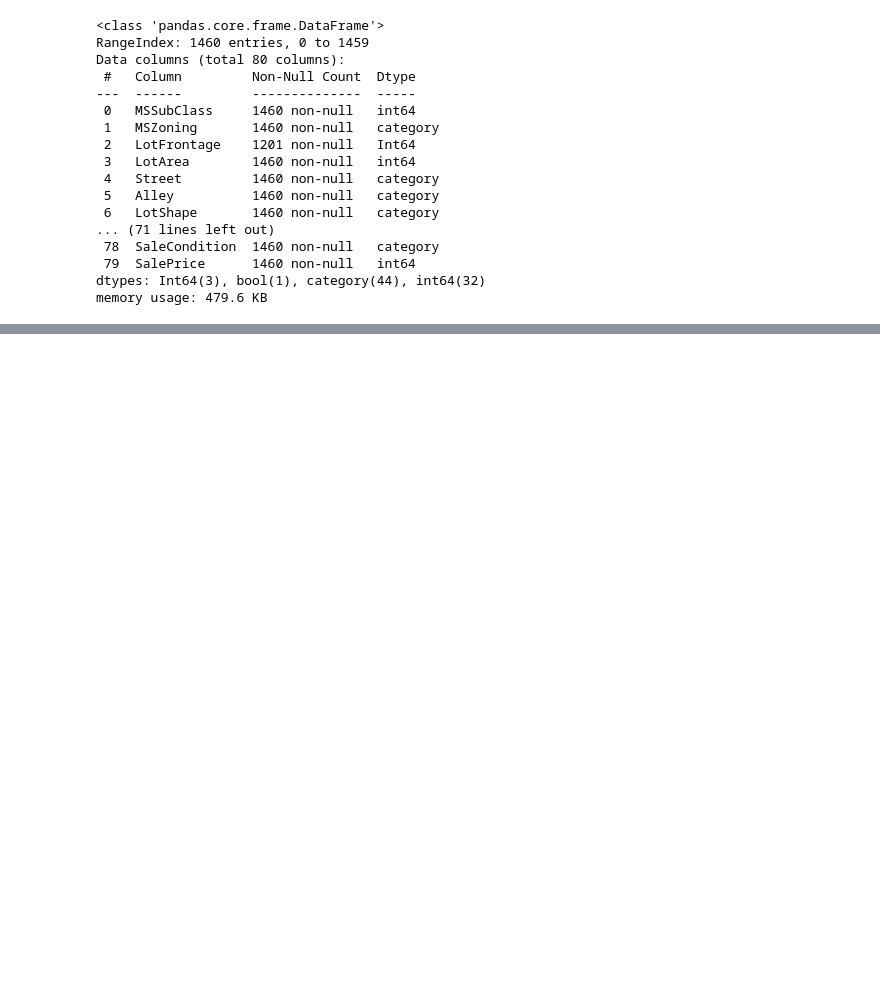
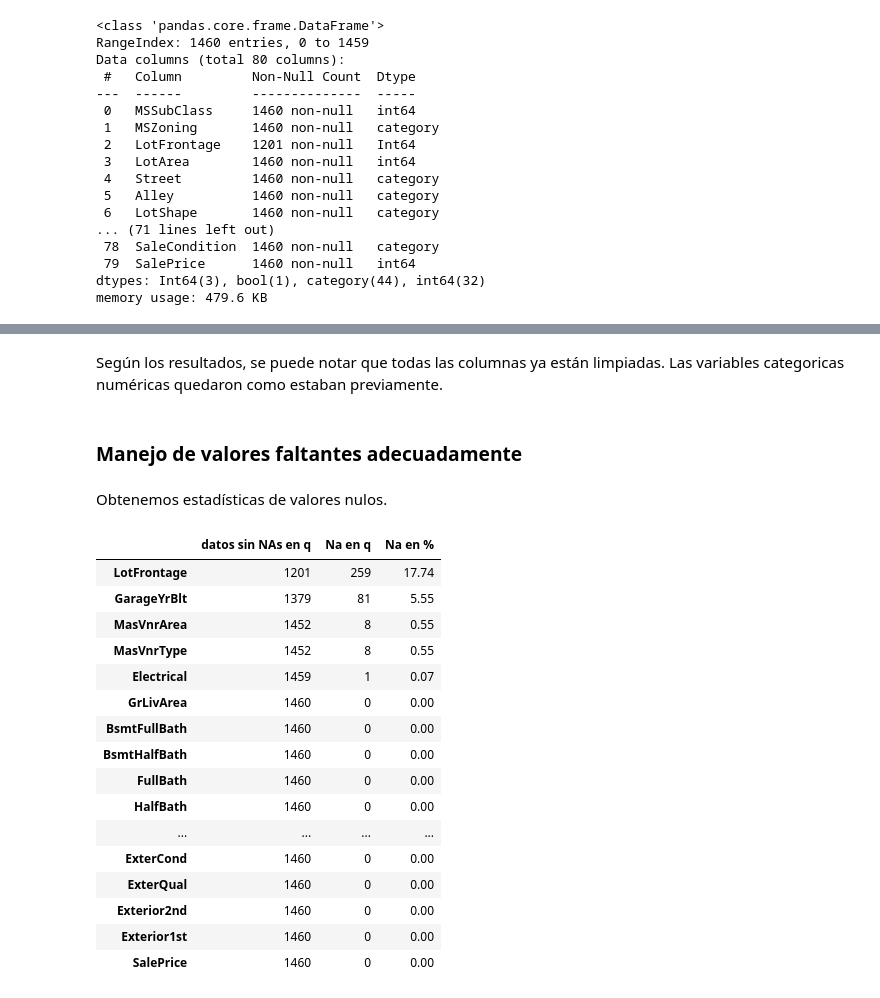
Before and after one commit to dmnunez1993/coding-dojo-ds-ml-bootcamp, a Jupyter notebook: machine_learning/examenes/examen_certificacion_intento_1_housing_prices/notebooks/examen_certificacion_intento_1_housing_prices.ipynb, the cells around one changed output, grey strips where cells are left out. Drawn from its saved outputs; the diff is of its cells as text; code cells hidden in the pictures; blank space fills up the shorter version.

Commit message:
finalizada parte de limpieza de datos

```diff
--- a/machine_learning/examenes/examen_certificacion_intento_1_housing_prices/notebooks/examen_certificacion_intento_1_housing_prices.ipynb
+++ b/machine_learning/examenes/examen_certificacion_intento_1_housing_prices/notebooks/examen_certificacion_intento_1_housing_prices.ipynb
@@ -622,3 +658,13 @@ for columna in columnas_numericas_categoricas_ordinales:
+# %%
+def _limpiar_na_no_esperado(x):
+    if x.lower() == "na":
+        return pd.NA
+
+    return x
+
+
+for columna in columnas_con_na_incorrectas:
+    df[columna] = df[columna].astype("string").apply(_limpiar_na_no_esperado).astype("category")
 # %% [markdown]
 Vemos el resultado final de la limpieza.
 # %%
@@ -645,0 +694,8 @@ Notar que los valores Int64 son la version de pandas para reconocer valores num
+# %%
+from utils.eda_utils import obtener_columnas_categoricas_df, limpiar_cadena
+
+columnas_categoricas = obtener_columnas_categoricas_df(df)
+
+
+for columna in columnas_categoricas:
+    df[columna] = df[columna].apply(limpiar_cadena)
@@ -645,0 +726,29 @@ Notar que los valores Int64 son la version de pandas para reconocer valores num
+# %% [markdown]
+Según los resultados, se puede notar que todas las columnas ya están limpiadas. Las variables categoricas numéricas quedaron como estaban previamente.
+# %% [markdown]
+### Manejo de valores faltantes adecuadamente
+# %% [markdown]
+Obtenemos estadísticas de valores nulos.
+# %%
+from utils.eda_utils import obtener_estadisticas_datos_nulos
+
+pd.set_option('display.max_rows', 80)
+obtener_estadisticas_datos_nulos(df)
+# %% [output]
+|  | datos sin NAs en q | Na en q | Na en % |
+| LotFrontage | 1201 | 259 | 17.74 |
+| GarageYrBlt | 1379 | 81 | 5.55 |
+| MasVnrArea | 1452 | 8 | 0.55 |
+| MasVnrType | 1452 | 8 | 0.55 |
+| Electrical | 1459 | 1 | 0.07 |
+| GrLivArea | 1460 | 0 | 0.00 |
+| BsmtFullBath | 1460 | 0 | 0.00 |
+| BsmtHalfBath | 1460 | 0 | 0.00 |
+| FullBath | 1460 | 0 | 0.00 |
+| HalfBath | 1460 | 0 | 0.00 |
+| ... | ... | ... | ... |
+| ExterCond | 1460 | 0 | 0.00 |
+| ExterQual | 1460 | 0 | 0.00 |
+| Exterior2nd | 1460 | 0 | 0.00 |
+| Exterior1st | 1460 | 0 | 0.00 |
+| SalePrice | 1460 | 0 | 0.00 |
```
Also changed, not shown: parts of 31 cells of this notebook.
